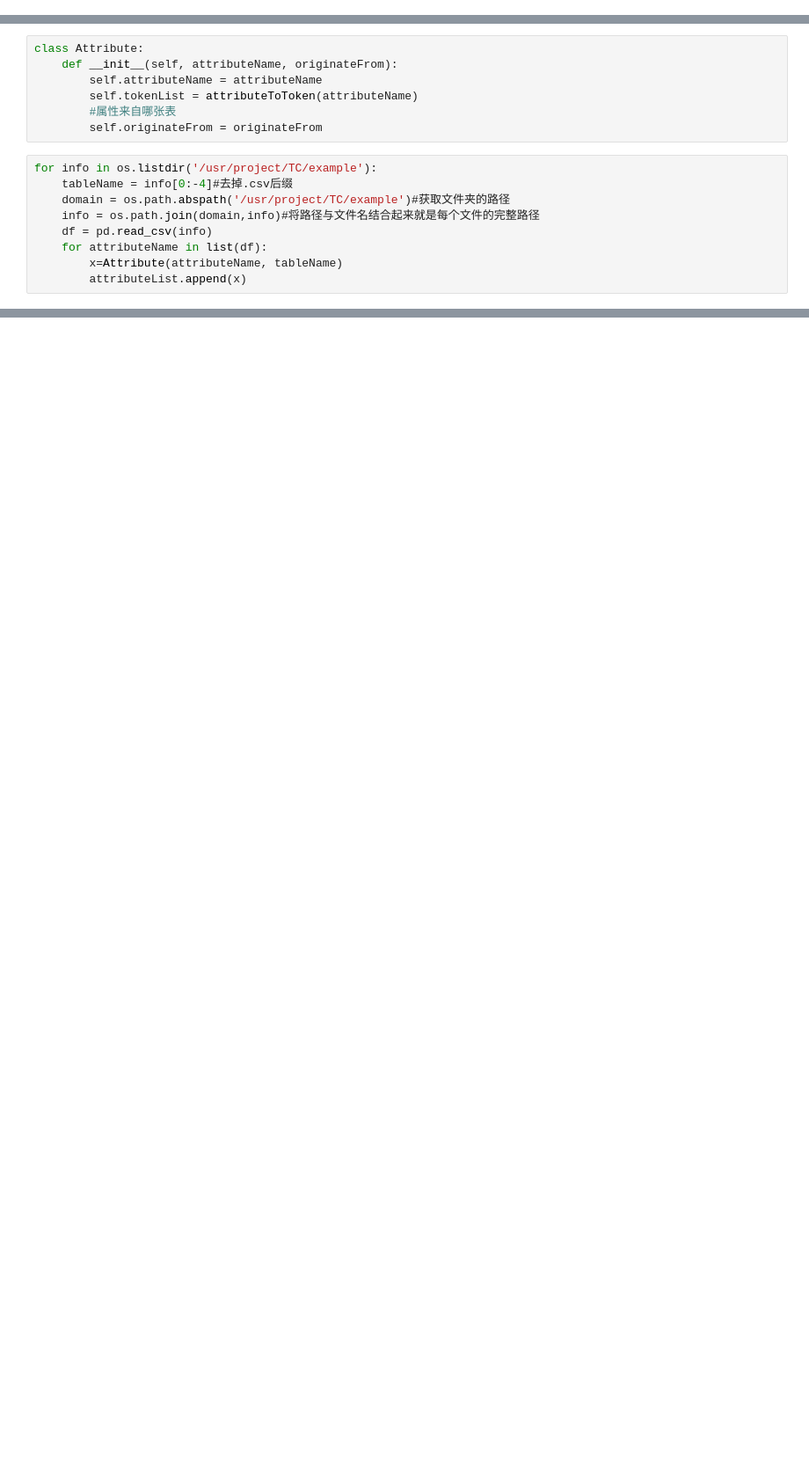
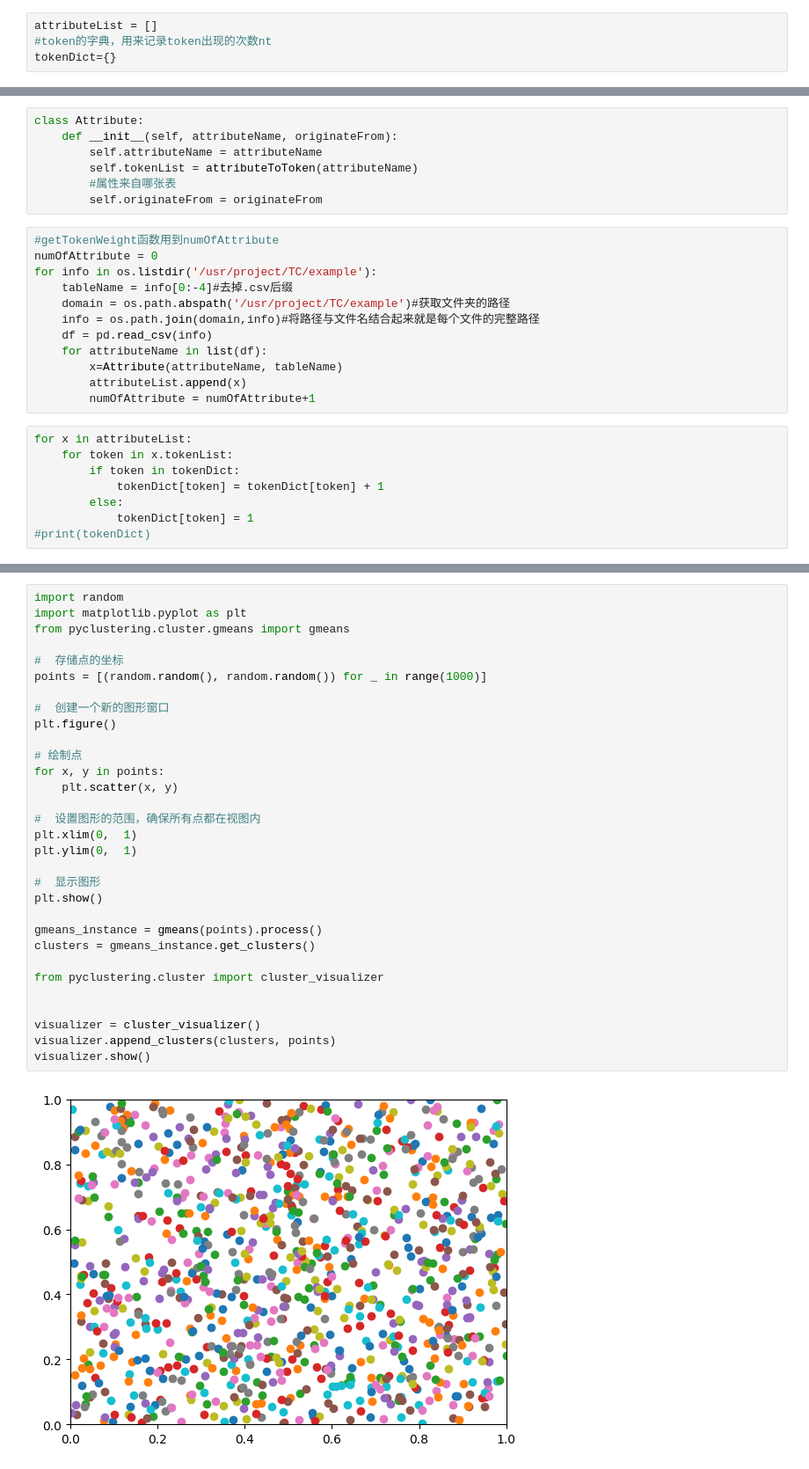
Before and after one commit to MoTingHeFang/TC, a Jupyter notebook: TC.ipynb, the cells around one changed output, grey strips where cells are left out. Shown: that part at 88% size. Saved outputs shown, nothing was run; the diff lists cells and outputs as text; blank space fills up the shorter version.

Commit message:
use gmeans to cluster random points

```diff
--- a/TC.ipynb
+++ b/TC.ipynb
@@ -32,3 +8,7 @@ attributeList = []
+# %%
+attributeList = []
+#token的字典，用来记录token出现的次数nt
+tokenDict={}
 # %%
 #将属性名按照标点，分割成token
 def snake_case_split(line):
@@ -71,6 +57,8 @@ class Attribute:
         #属性来自哪张表
         self.originateFrom = originateFrom
 # %%
+#getTokenWeight函数用到numOfAttribute
+numOfAttribute = 0
 for info in os.listdir('/usr/project/TC/example'):
     tableName = info[0:-4]#去掉.csv后缀
     domain = os.path.abspath('/usr/project/TC/example')#获取文件夹的路径
@@ -79,3 +67,12 @@ for info in os.listdir('/usr/project/TC/example'):
     for attributeName in list(df):
         x=Attribute(attributeName, tableName)
         attributeList.append(x)
+        numOfAttribute = numOfAttribute+1
+# %%
+for x in attributeList:
+    for token in x.tokenList:
+        if token in tokenDict:
+            tokenDict[token] = tokenDict[token] + 1
+        else:
+            tokenDict[token] = 1
+#print(tokenDict)
@@ -81,0 +116,33 @@ for info in os.listdir('/usr/project/TC/example'):
+# %%
+import random
+import matplotlib.pyplot as plt
+from pyclustering.cluster.gmeans import gmeans
+
+#  存储点的坐标
+points = [(random.random(), random.random()) for _ in range(1000)]
+
+#  创建一个新的图形窗口
+plt.figure()
+
+# 绘制点
+for x, y in points:
+    plt.scatter(x, y)
+
+#  设置图形的范围，确保所有点都在视图内
+plt.xlim(0,  1)
+plt.ylim(0,  1)
+
+#  显示图形
+plt.show()
+
+gmeans_instance = gmeans(points).process()
+clusters = gmeans_instance.get_clusters()
+
+from pyclustering.cluster import cluster_visualizer
+
+
+visualizer = cluster_visualizer()
+visualizer.append_clusters(clusters, points)
+visualizer.show()
+# %% [output]
+[figure, added]
```
Also changed, not shown: parts of 14 cells of this notebook.
